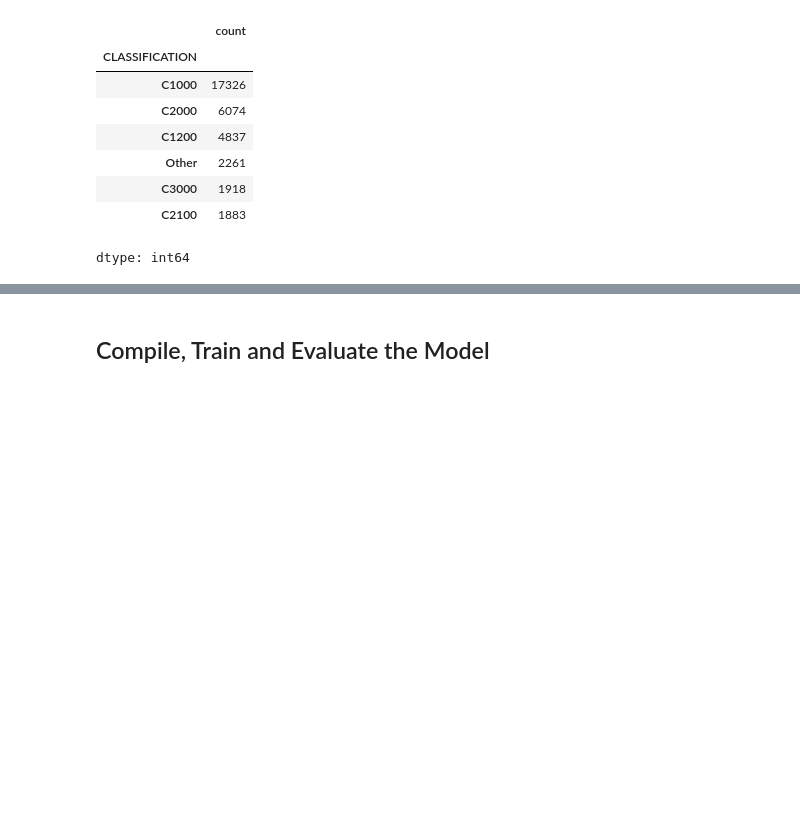
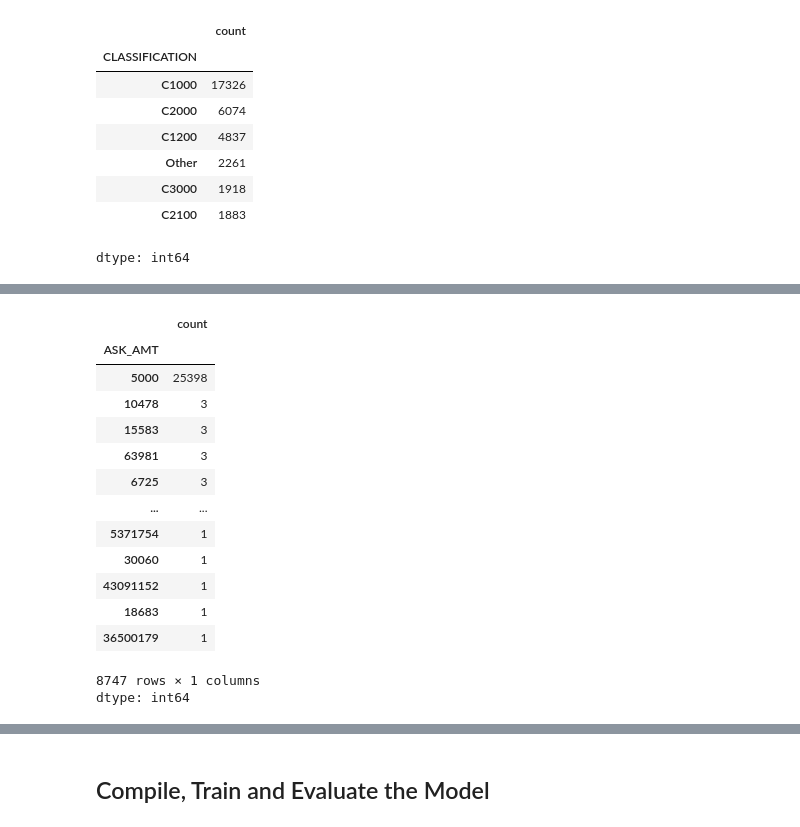
Before and after one commit to robinr1998/deep-learning-challenge, a Jupyter notebook: AlphabetSoupCharity_Optimization.ipynb, the cells around one changed output, grey strips where cells are left out. Saved outputs shown, nothing was run; the diff lists cells and outputs as text; code cells hidden in the pictures; blank space fills up the shorter version.

```diff
--- a/AlphabetSoupCharity_Optimization.ipynb
+++ b/AlphabetSoupCharity_Optimization.ipynb
@@ -162,0 +242,21 @@ dtype: int64
+# %%
+# Look at ASK_AMT value counts to identify and replace with "Other"
+ask_amt_considerations_type_counts = application_df['ASK_AMT'].value_counts()
+ask_amt_considerations_type_counts
+# DROP ASK AMOUNT - 75% are $5000
+# %% [output]
+|  | count |
+| ASK_AMT |  |
+| 5000 | 25398 |
+| 10478 | 3 |
+| 15583 | 3 |
+| 63981 | 3 |
+| 6725 | 3 |
+| ... | ... |
+| 5371754 | 1 |
+| 30060 | 1 |
+| 43091152 | 1 |
+| 18683 | 1 |
+| 36500179 | 1 |
+8747 rows × 1 columns
+dtype: int64
```
Also changed, not shown: parts of 20 cells of this notebook.
